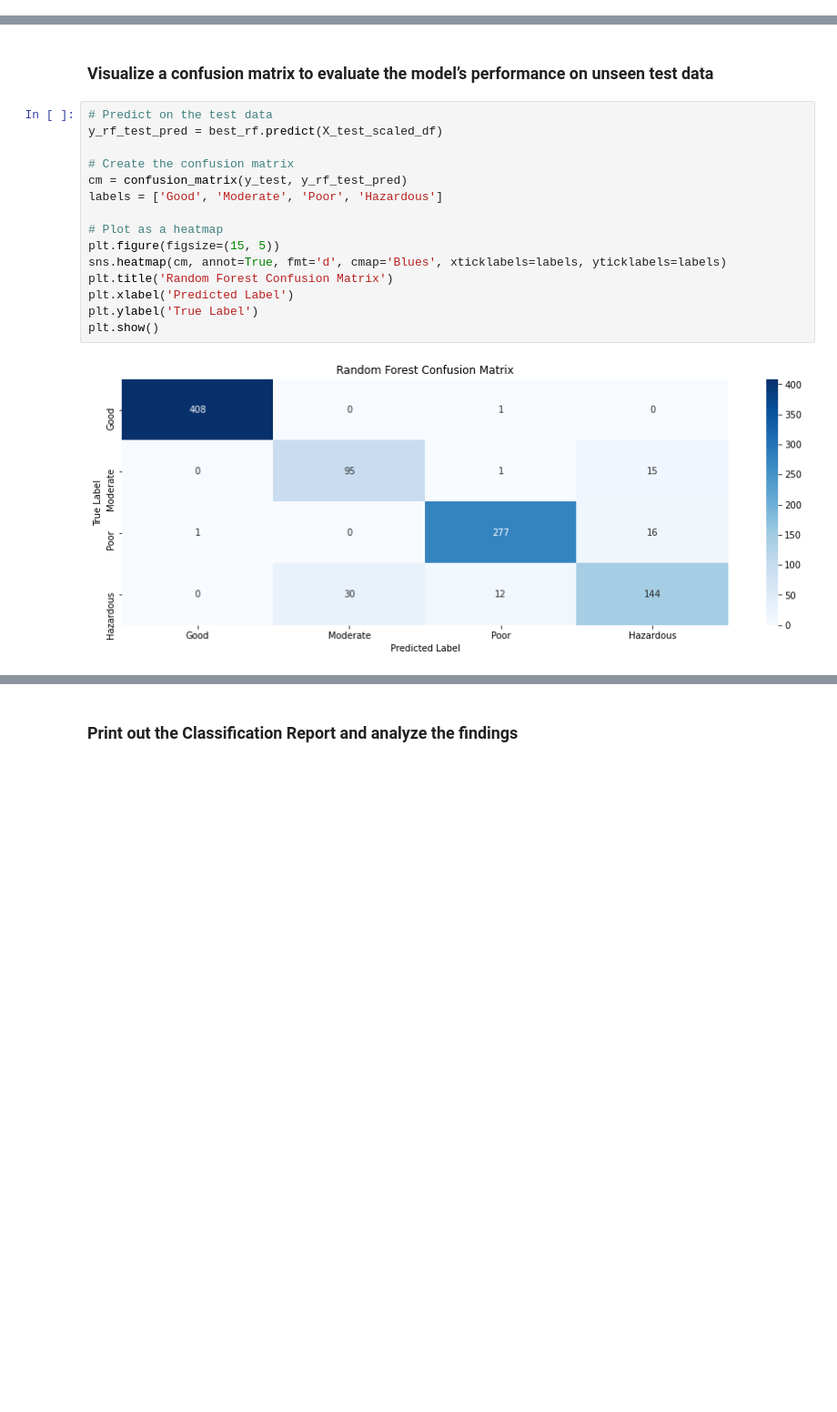
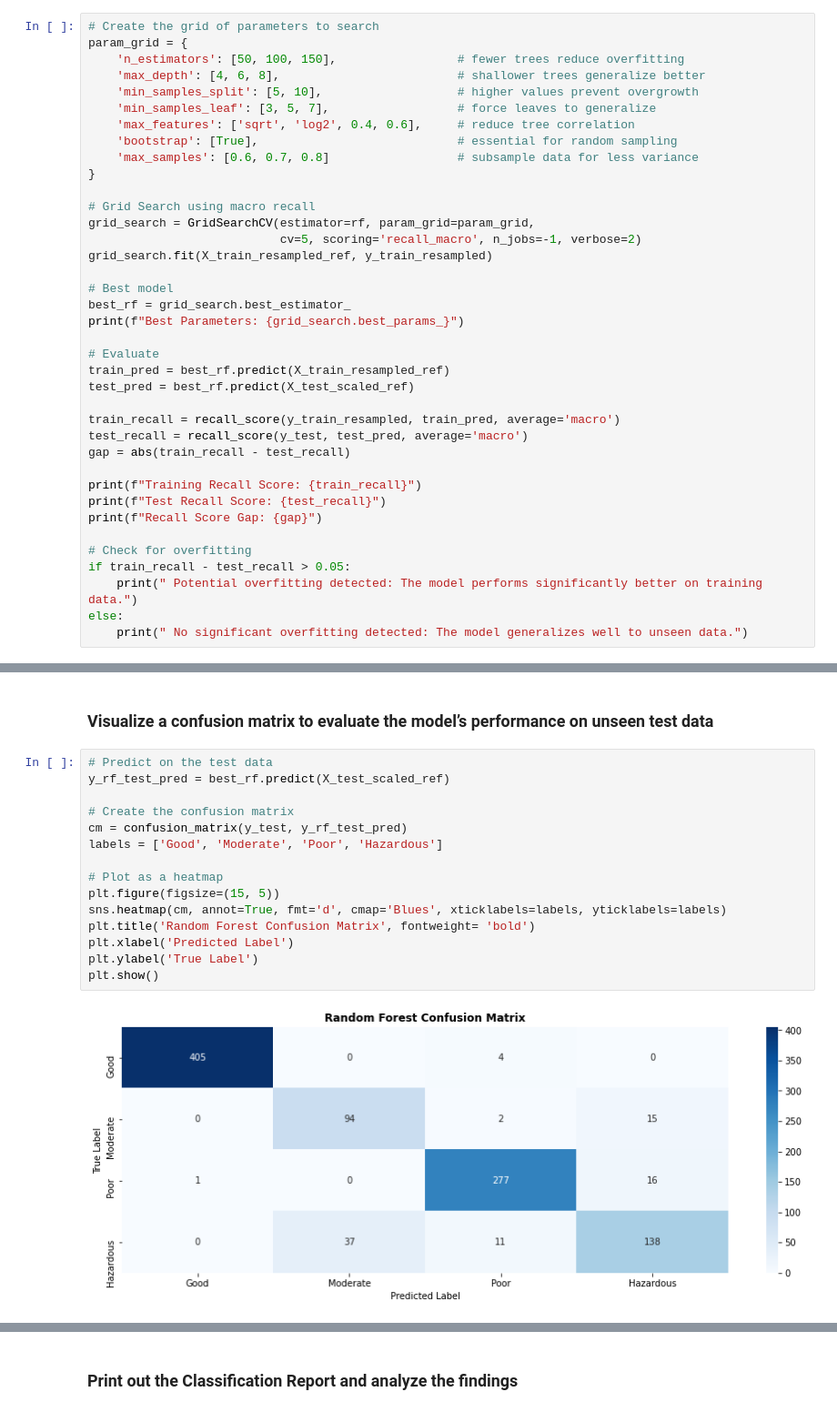
Before and after one commit to EngBrian/Air_Quality_Assessment_Project, a Jupyter notebook: index.ipynb, the cells around one changed output, grey strips where cells are left out. Shown at 91% size. Drawn from its saved outputs; the diff is of its cells as text; blank space fills up the shorter version.

Commit message:
made some few tweaks on the modelling section

```diff
--- a/index.ipynb
+++ b/index.ipynb
@@ -589,0 +658,38 @@ Tuned Test F1 Score: 0.8868580596285508
+# %%
+# Create the grid of parameters to search
+param_grid = {
+    'n_estimators': [50, 100, 150],                 # fewer trees reduce overfitting
+    'max_depth': [4, 6, 8],                         # shallower trees generalize better
+    'min_samples_split': [5, 10],                   # higher values prevent overgrowth
+    'min_samples_leaf': [3, 5, 7],                  # force leaves to generalize
+    'max_features': ['sqrt', 'log2', 0.4, 0.6],     # reduce tree correlation
+    'bootstrap': [True],                            # essential for random sampling
+    'max_samples': [0.6, 0.7, 0.8]                  # subsample data for less variance
+}
+
+# Grid Search using macro recall
+grid_search = GridSearchCV(estimator=rf, param_grid=param_grid,
+                           cv=5, scoring='recall_macro', n_jobs=-1, verbose=2)
+grid_search.fit(X_train_resampled_ref, y_train_resampled)
+
+# Best model
+best_rf = grid_search.best_estimator_
+print(f"Best Parameters: {grid_search.best_params_}")
+
+# Evaluate
+train_pred = best_rf.predict(X_train_resampled_ref)
+test_pred = best_rf.predict(X_test_scaled_ref)
+
+train_recall = recall_score(y_train_resampled, train_pred, average='macro')
+test_recall = recall_score(y_test, test_pred, average='macro')
+gap = abs(train_recall - test_recall)
+
+print(f"Training Recall Score: {train_recall}")
+print(f"Test Recall Score: {test_recall}")
+print(f"Recall Score Gap: {gap}")
+
+# Check for overfitting
+if train_recall - test_recall > 0.05:
+    print(" Potential overfitting detected: The model performs significantly better on training data.")
+else:
+    print(" No significant overfitting detected: The model generalizes well to unseen data.")
@@ -591,21 +704,21 @@ Tuned Test F1 Score: 0.8868580596285508
 ### Visualize a confusion matrix to evaluate the model’s performance on unseen test data
 # %%
 # Predict on the test data
-y_rf_test_pred = best_rf.predict(X_test_scaled_df)
+y_rf_test_pred = best_rf.predict(X_test_scaled_ref)
 
 # Create the confusion matrix
 cm = confusion_matrix(y_test, y_rf_test_pred)
 labels = ['Good', 'Moderate', 'Poor', 'Hazardous']
 
 # Plot as a heatmap
 plt.figure(figsize=(15, 5))
 sns.heatmap(cm, annot=True, fmt='d', cmap='Blues', xticklabels=labels, yticklabels=labels)
-plt.title('Random Forest Confusion Matrix')
+plt.title('Random Forest Confusion Matrix', fontweight= 'bold')
 plt.xlabel('Predicted Label')
 plt.ylabel('True Label')
 plt.show()
 # %% [output]
-[figure, old version]
+[figure, new version]
 # %% [markdown]
 ### Confusion Matrix Findings:
 
```
Also changed, not shown: parts of 24 cells of this notebook.
